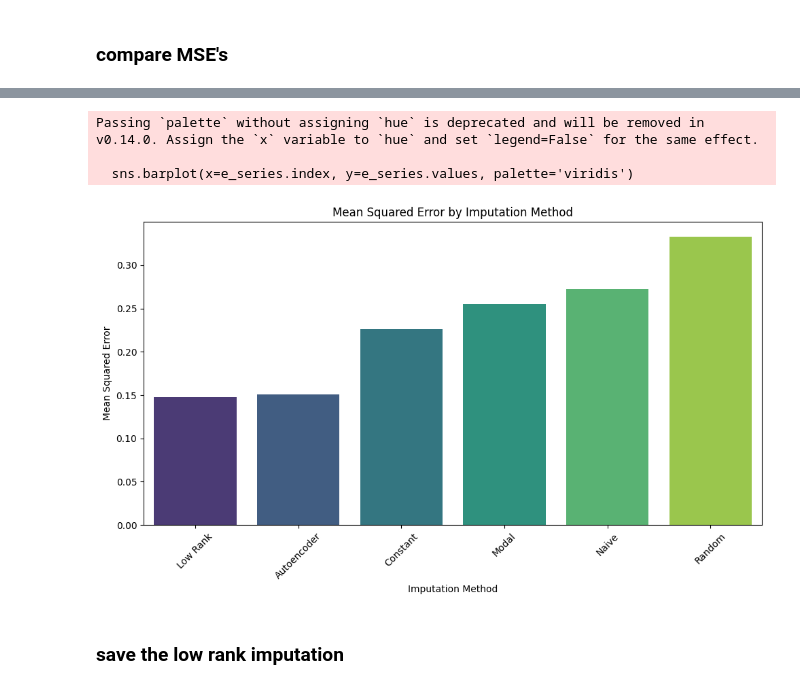
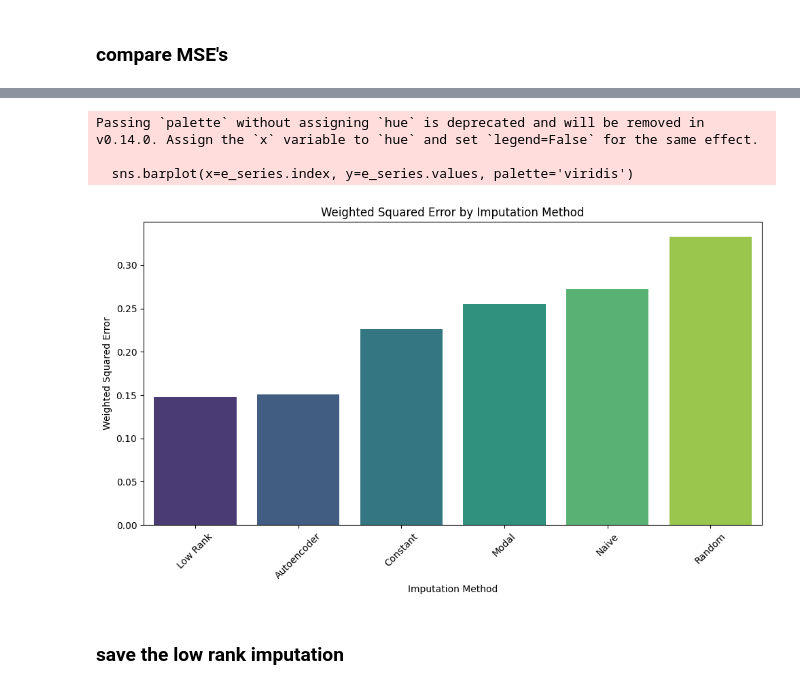
Before and after one commit to bogedy/okcupid_unsupervised, a Jupyter notebook: notebooks/ik_imputation_methods.ipynb, the cells around one changed output, grey strips where cells are left out. Drawn from its saved outputs; the diff is of its cells as text; code cells hidden in the pictures.

```diff
--- a/notebooks/ik_imputation_methods.ipynb
+++ b/notebooks/ik_imputation_methods.ipynb
@@ -508,33 +479,33 @@ plt.show()
 # %%
 import seaborn as sns
 import matplotlib.pyplot as plt
 
 errors = {"Autoencoder": mse_autoencoder,
 'Constant': mse_constant,
 'Low Rank': mse_low_rank,
 'Modal': mse_modal,
 'Naive': mse_naive,
 # 'naive2': mse_naive2,
 'Random': mse_random}
 
 e_series = pd.Series(errors).sort_values()
 
 plt.figure(figsize=(10,6))
 sns.barplot(x=e_series.index, y=e_series.values, palette='viridis')
-plt.title('Mean Squared Error by Imputation Method')
+plt.title('Weighted Squared Error by Imputation Method')
 plt.xlabel('Imputation Method')
-plt.ylabel('Mean Squared Error')
+plt.ylabel('Weighted Squared Error')
 plt.xticks(rotation=45)
 plt.tight_layout()
 
 plt.savefig('../outputs/imputers.pdf')
 
 plt.show()
 # %% [output]
 Passing `palette` without assigning `hue` is deprecated and will be removed in v0.14.0. Assign the `x` variable to `hue` and set `legend=False` for the same effect.
 
   sns.barplot(x=e_series.index, y=e_series.values, palette='viridis')
-[figure, old version]
+[figure, new version]
 # %% [markdown]
 ### save the low rank imputation
 # %%
```
Also changed, not shown: parts of 23 cells of this notebook, 26 other files.
